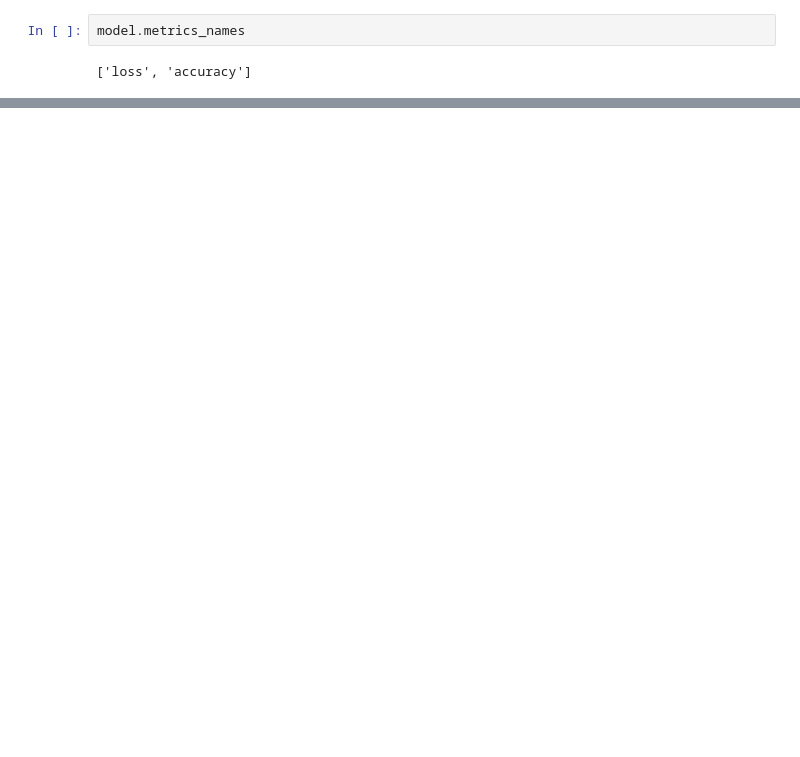
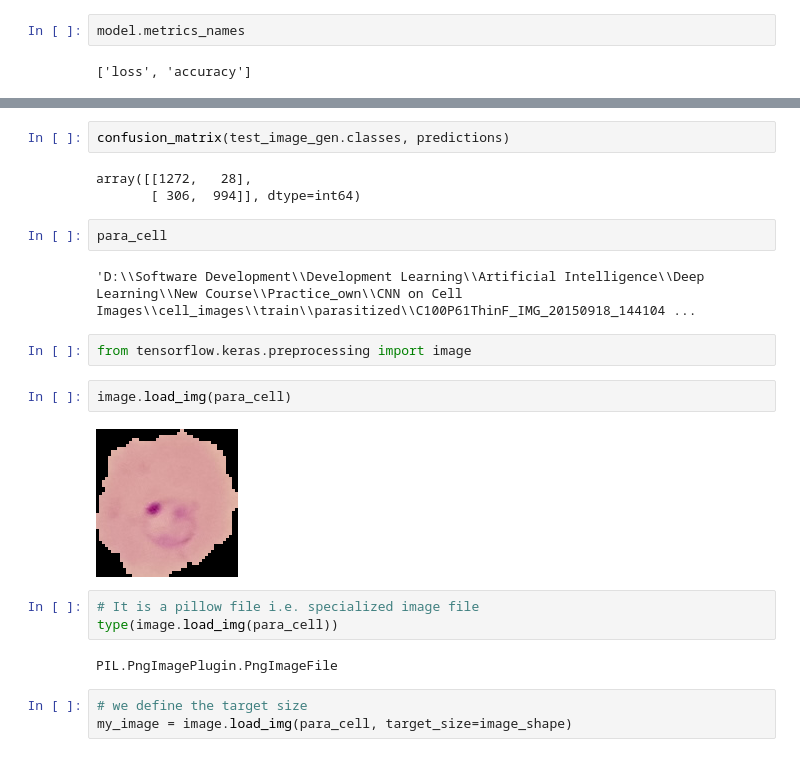
Before and after one commit to theprakharjain/Malaria-Cell-Detection, a Jupyter notebook: CNN on Cell Images.ipynb, the cells around one changed output, grey strips where cells are left out. Cells and saved outputs as stored; diff of their text form; blank space fills up the shorter version.

Commit message:
Added classification report and confusion matrix

```diff
--- a/CNN on Cell Images.ipynb
+++ b/CNN on Cell Images.ipynb
@@ -451,0 +500,23 @@ model.evaluate(test_image_gen)
+# %%
+confusion_matrix(test_image_gen.classes, predictions)
+# %% [output]
+array([[1272,   28],
+       [ 306,  994]], dtype=int64)
+# %%
+para_cell
+# %% [output]
+'D:\\Software Development\\Development Learning\\Artificial Intelligence\\Deep Learning\\New Course\\Practice_own\\CNN on Cell Images\\cell_images\\train\\parasitized\\C100P61ThinF_IMG_20150918_144104 ...
+# %%
+from tensorflow.keras.preprocessing import image
+# %%
+image.load_img(para_cell)
+# %% [output]
+[figure, added]
+# %%
+# It is a pillow file i.e. specialized image file
+type(image.load_img(para_cell))
+# %% [output]
+PIL.PngImagePlugin.PngImageFile
+# %%
+# we define the target size
+my_image = image.load_img(para_cell, target_size=image_shape)
```
Also changed, not shown: parts of 14 cells of this notebook.
